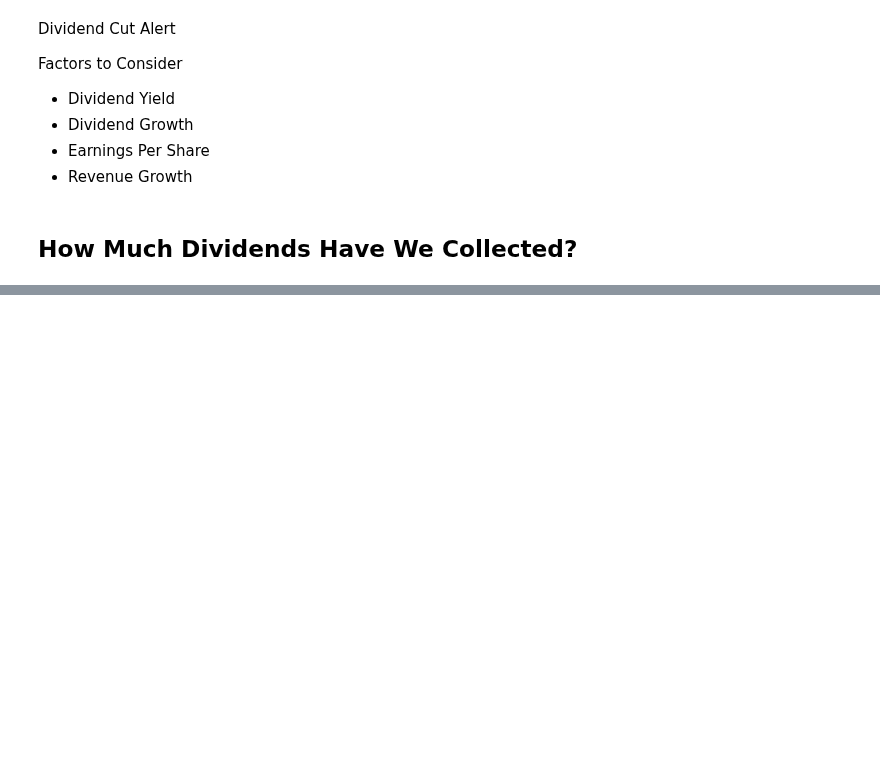
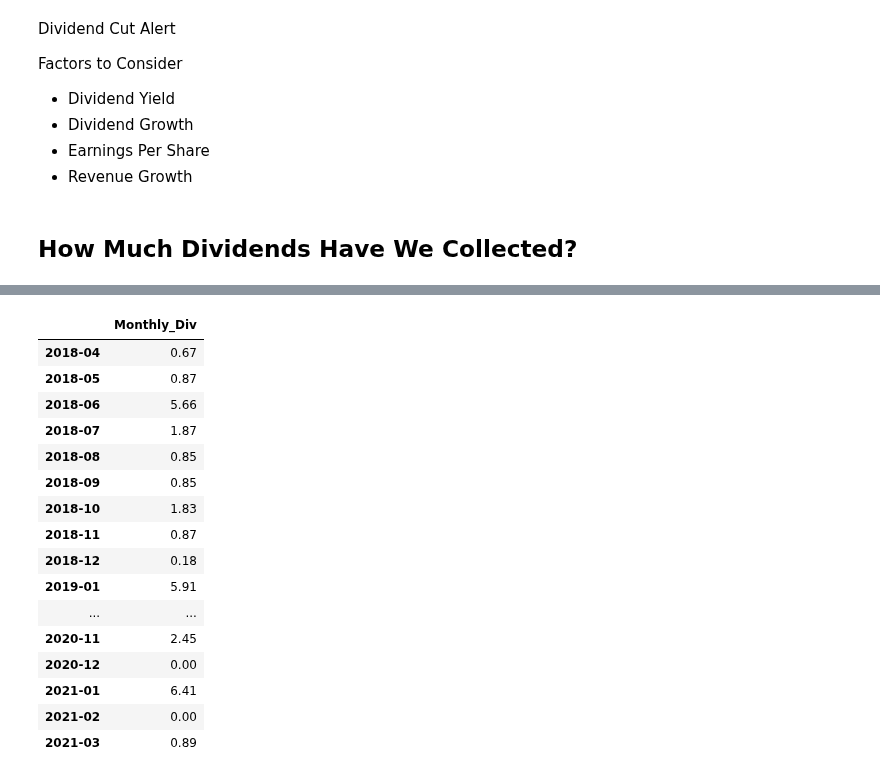
Before and after one commit to eshinhw/quant-portfolio-visualizer, a Jupyter notebook: dividend-investing/DividendInvesting.ipynb, the cells around one changed output, grey strips where cells are left out. Cells and saved outputs as stored; diff of their text form; code cells hidden in the pictures; blank space fills up the shorter version.

```diff
--- a/dividend-investing/DividendInvesting.ipynb
+++ b/dividend-investing/DividendInvesting.ipynb
@@ -264,0 +224,21 @@ for d in dateList:
+# %%
+final_df = pd.DataFrame.from_dict(output, orient='index', columns=['Monthly_Div'])
+final_df
+# %% [output]
+|  | Monthly_Div |
+| 2018-04 | 0.67 |
+| 2018-05 | 0.87 |
+| 2018-06 | 5.66 |
+| 2018-07 | 1.87 |
+| 2018-08 | 0.85 |
+| 2018-09 | 0.85 |
+| 2018-10 | 1.83 |
+| 2018-11 | 0.87 |
+| 2018-12 | 0.18 |
+| 2019-01 | 5.91 |
+| ... | ... |
+| 2020-11 | 2.45 |
+| 2020-12 | 0.00 |
+| 2021-01 | 6.41 |
+| 2021-02 | 0.00 |
+| 2021-03 | 0.89 |
```
Also changed, not shown: parts of 15 cells of this notebook, 1 other file.
